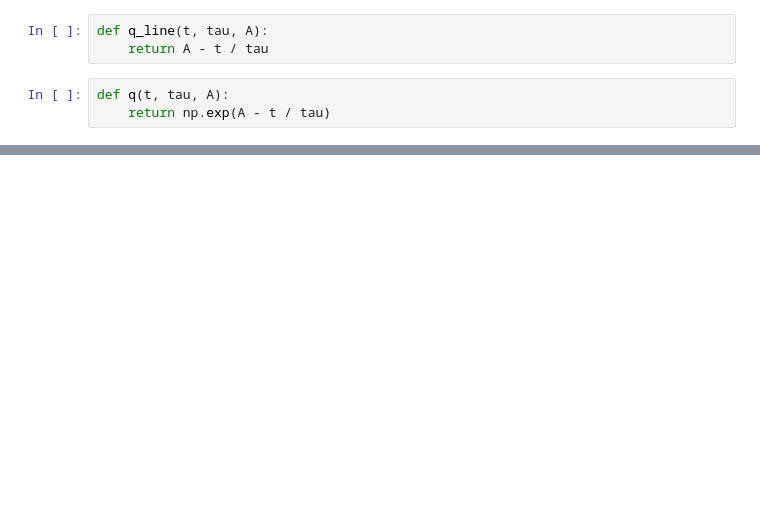
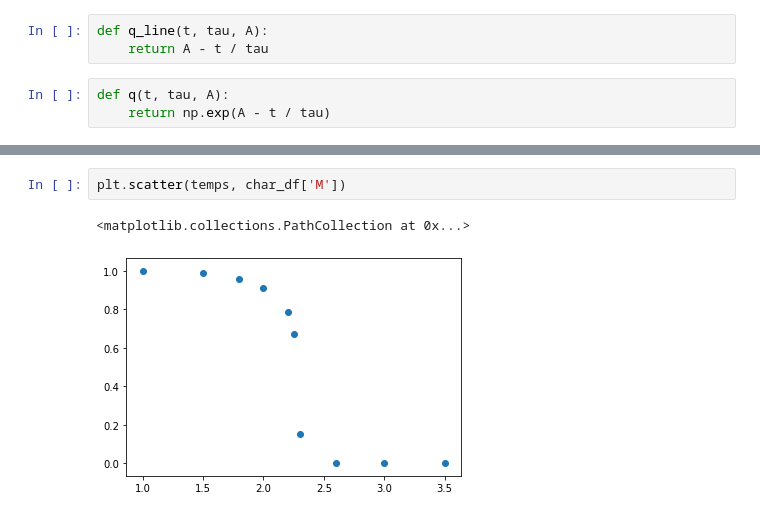
Before and after one commit to zlatovladdka/2d-spin-glasses, a Jupyter notebook: Ising.ipynb, the cells around one changed output, grey strips where cells are left out. Saved outputs shown, nothing was run; the diff lists cells and outputs as text; blank space fills up the shorter version.

```diff
--- a/Ising.ipynb
+++ b/Ising.ipynb
@@ -72,0 +78,5 @@ char_df.columns = ['E', 'M', 'C', 'Chi']
+# %%
+plt.scatter(temps, char_df['M'])
+# %% [output]
+<matplotlib.collections.PathCollection at 0x...>
+[figure, added]
```
Also changed, not shown: parts of 8 cells of this notebook.
